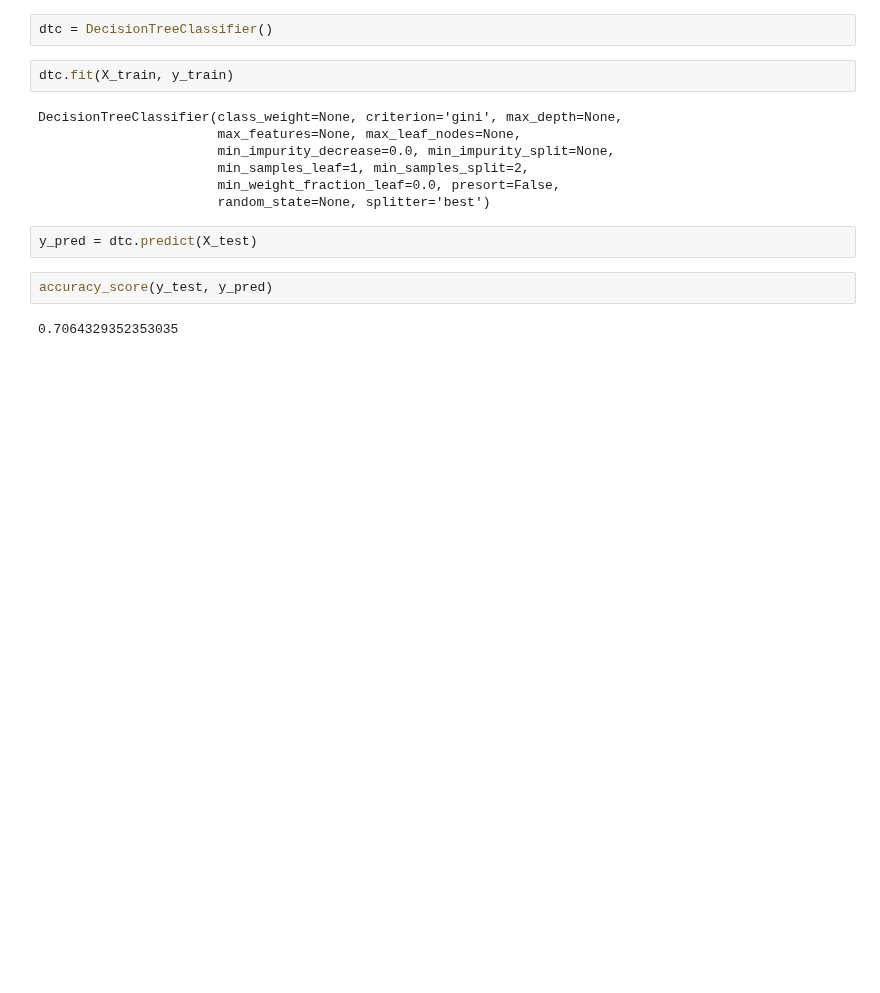
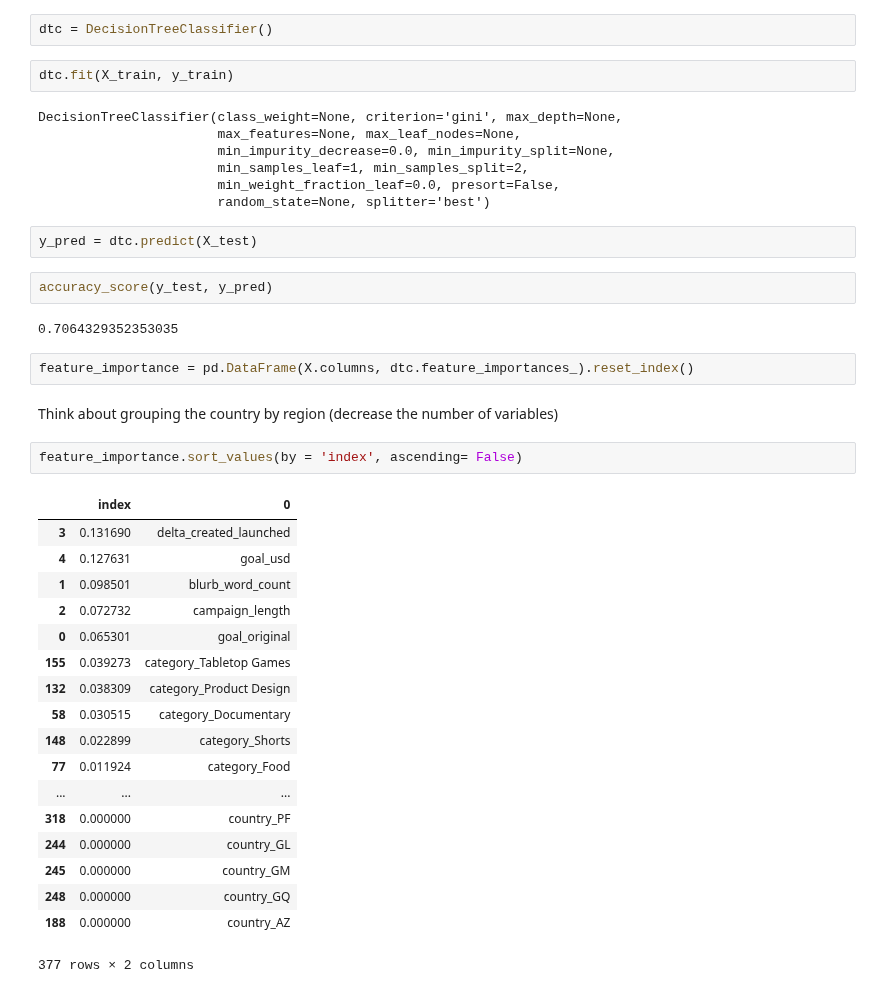
Before and after one commit to nateej1/kickstarter-campaign-classification, a Jupyter notebook: notebooks/03_analysis/20180814-mlb-kickstarter-initial-models-corporate-customer.ipynb, the cells around one changed output. Saved outputs shown, nothing was run; the diff lists cells and outputs as text; blank space fills up the shorter version.

```diff
--- a/notebooks/03_analysis/20180814-mlb-kickstarter-initial-models-corporate-customer.ipynb
+++ b/notebooks/03_analysis/20180814-mlb-kickstarter-initial-models-corporate-customer.ipynb
@@ -101,3 +128,28 @@ y_pred = dtc.predict(X_test)
 accuracy_score(y_test, y_pred)
 # %% [output]
 0.7064329352353035
+# %%
+feature_importance = pd.DataFrame(X.columns, dtc.feature_importances_).reset_index()
+# %% [markdown]
+Think about grouping the country by region (decrease the number of variables)
+# %%
+feature_importance.sort_values(by = 'index', ascending= False)
+# %% [output]
+|  | index | 0 |
+| 3 | 0.131690 | delta_created_launched |
+| 4 | 0.127631 | goal_usd |
+| 1 | 0.098501 | blurb_word_count |
+| 2 | 0.072732 | campaign_length |
+| 0 | 0.065301 | goal_original |
+| 155 | 0.039273 | category_Tabletop Games |
+| 132 | 0.038309 | category_Product Design |
+| 58 | 0.030515 | category_Documentary |
+| 148 | 0.022899 | category_Shorts |
+| 77 | 0.011924 | category_Food |
+| ... | ... | ... |
+| 318 | 0.000000 | country_PF |
+| 244 | 0.000000 | country_GL |
+| 245 | 0.000000 | country_GM |
+| 248 | 0.000000 | country_GQ |
+| 188 | 0.000000 | country_AZ |
+377 rows × 2 columns
```
Also changed, not shown: parts of 2 cells of this notebook.
